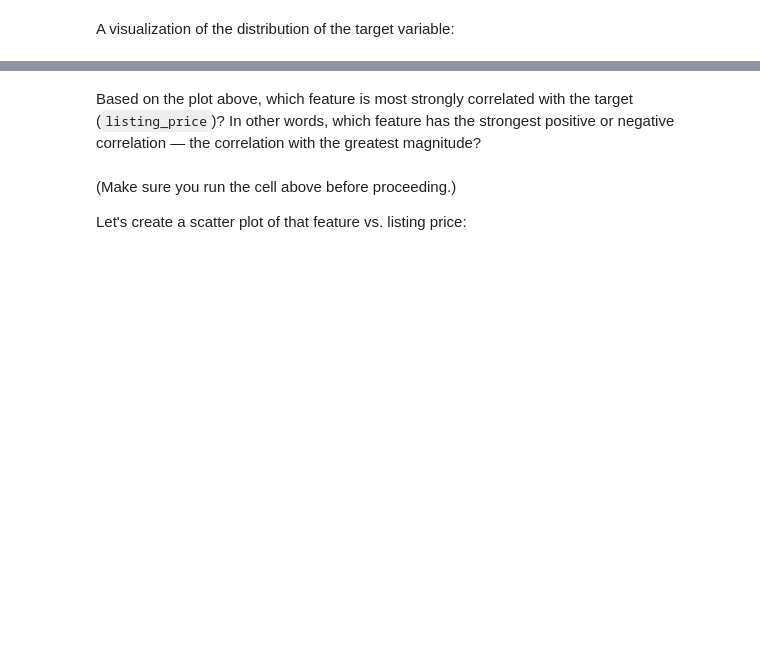
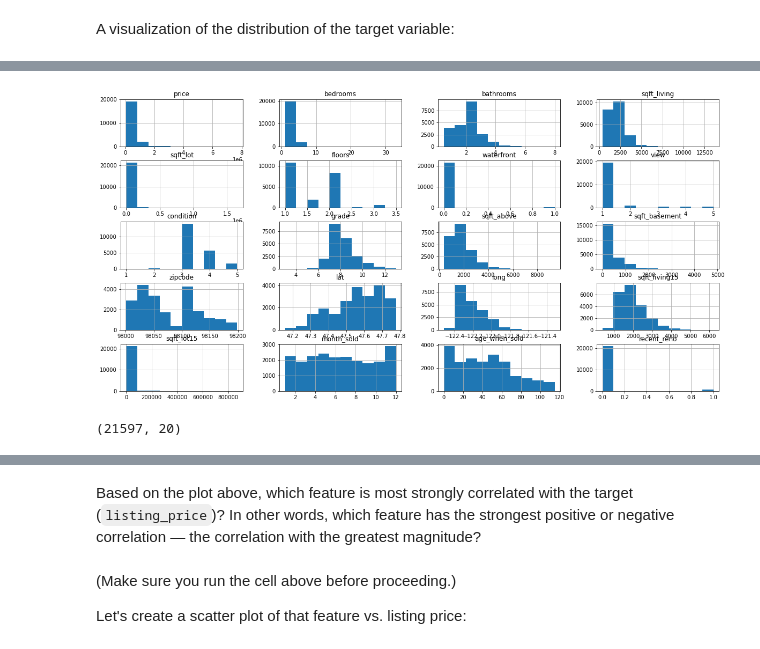
Before and after one commit to vict0rkang/dsc-phase-2-project-v2-3, a Jupyter notebook: index.ipynb, the cells around one changed output, grey strips where cells are left out. Drawn from its saved outputs; the diff is of its cells as text; code cells hidden in the pictures; blank space fills up the shorter version.

```diff
--- a/index.ipynb
+++ b/index.ipynb
@@ -182,0 +696,4 @@ ax.set_title("Heatmap of Correlation Between Attributes (Including Target)");
+# %%
+df['grade'] = df['grade'].replace(grade_key)
+# %%
+df['view'] = df['view'].replace(view_key)
@@ -182,0 +720,3 @@ ax.set_title("Heatmap of Correlation Between Attributes (Including Target)");
+# %%
+df = df.drop('year_sold', axis=1)
+df
@@ -182,0 +766,2 @@ ax.set_title("Heatmap of Correlation Between Attributes (Including Target)");
+# %%
+df['view'].fillna(1.0, inplace=True)
@@ -182,0 +788,4 @@ ax.set_title("Heatmap of Correlation Between Attributes (Including Target)");
+# %%
+df.hist(figsize  = [20, 10]);
+# %% [output]
+[figure, added]
@@ -182,0 +798,4 @@ ax.set_title("Heatmap of Correlation Between Attributes (Including Target)");
+# %%
+df.shape
+# %% [output]
+(21597, 20)
```
Also changed, not shown: parts of 113 cells of this notebook, 3 other files.
